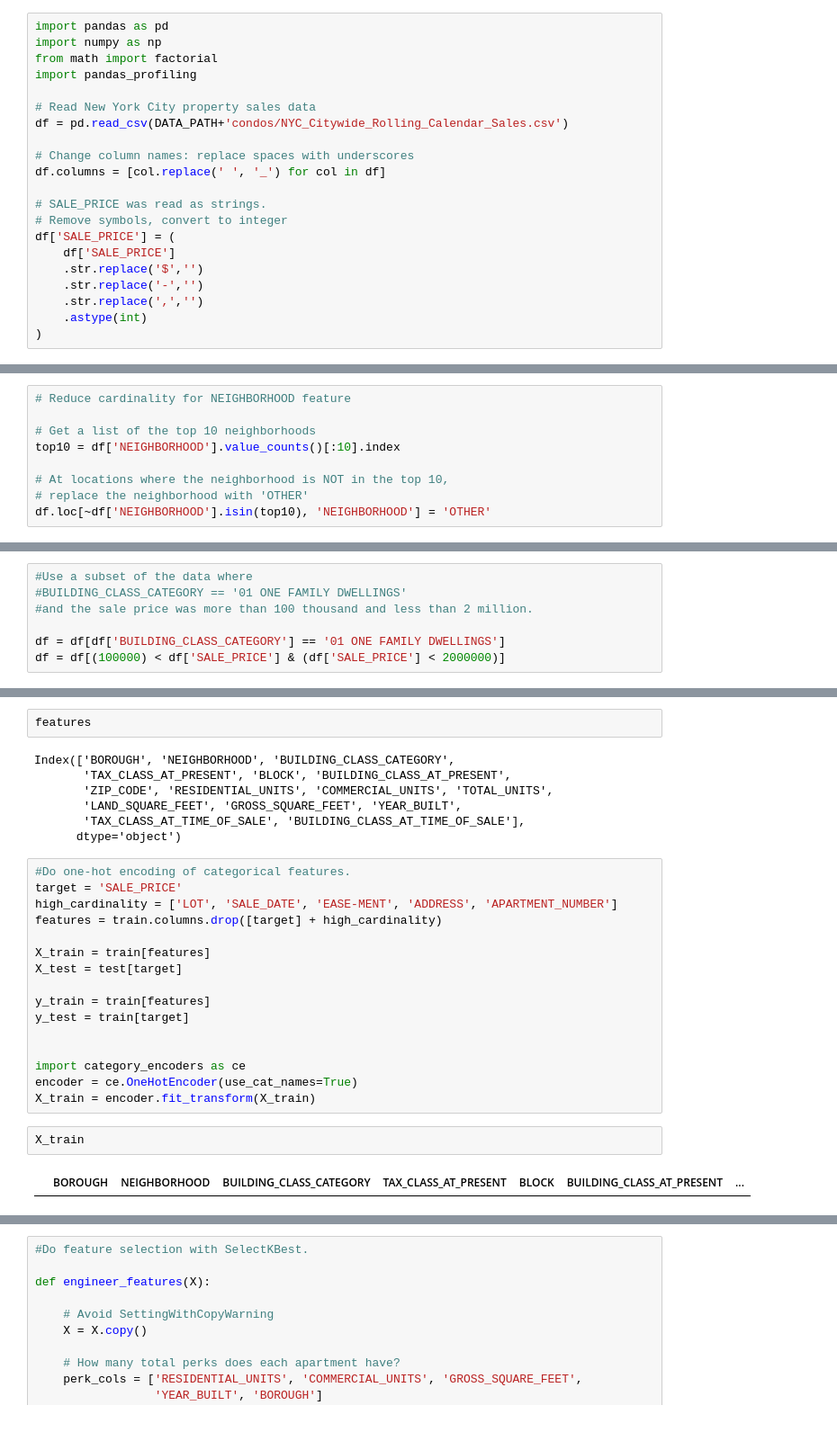
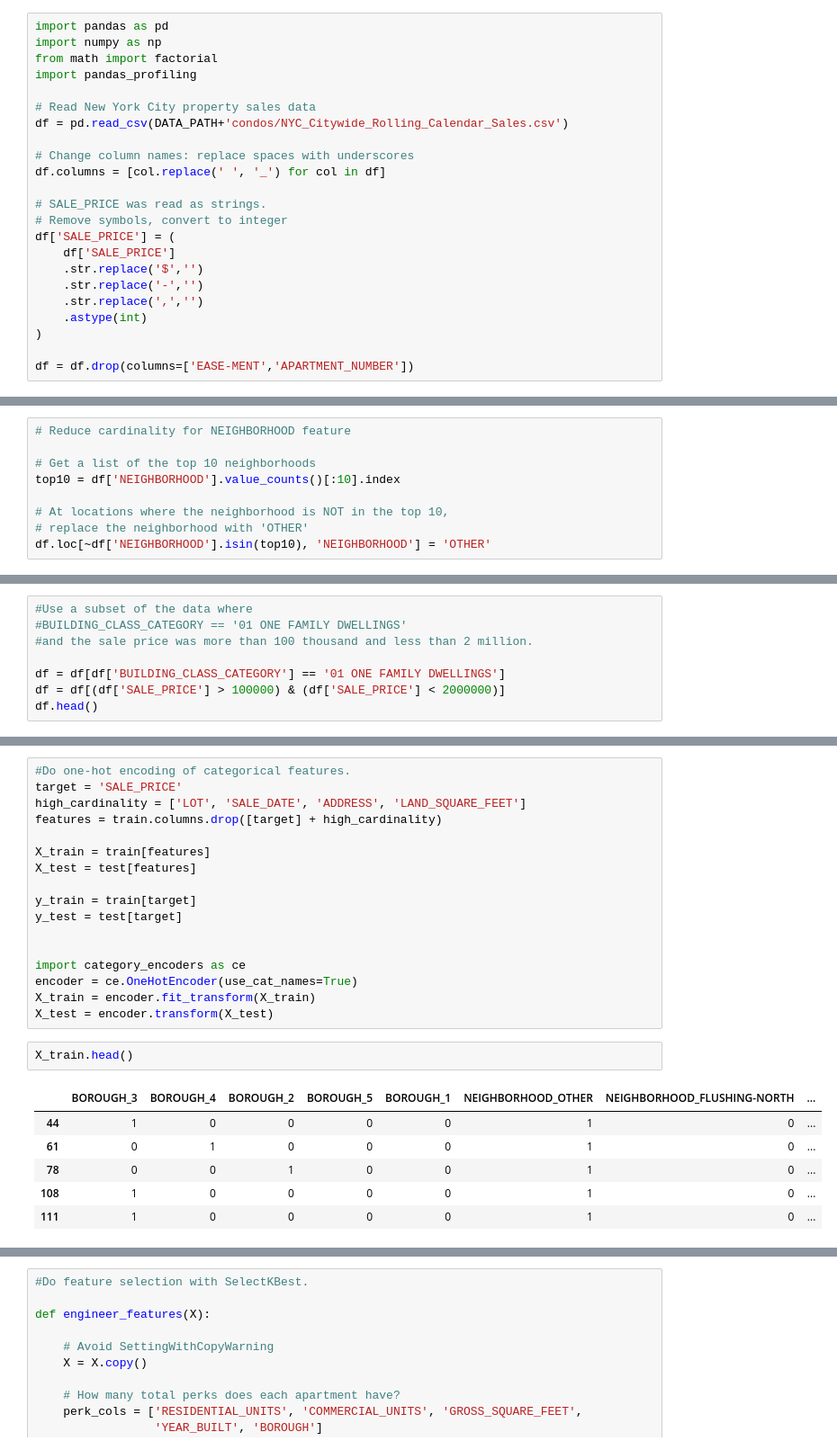
Before and after one commit to pkyle89/DS-Unit-2-Linear-Models, a Jupyter notebook: DS10_213_assignment.ipynb, the cells around one changed output, grey strips where cells are left out. Shown at 90% size. Saved outputs shown, nothing was run; the diff lists cells and outputs as text.

```diff
--- a/DS10_213_assignment.ipynb
+++ b/DS10_213_assignment.ipynb
@@ -85,6 +85,8 @@ df['SALE_PRICE'] = (
     .str.replace(',','')
     .astype(int)
 )
+
+df = df.drop(columns=['EASE-MENT','APARTMENT_NUMBER'])
 # %%
 # BOROUGH is a numeric column, but arguably should be a categorical feature,
 # so convert it from a number to a string
@@ -124,4 +129,5 @@ dtype: object
 #and the sale price was more than 100 thousand and less than 2 million.
 
 df = df[df['BUILDING_CLASS_CATEGORY'] == '01 ONE FAMILY DWELLINGS']
-df = df[(100000) < df['SALE_PRICE'] & (df['SALE_PRICE'] < 2000000)]
+df = df[(df['SALE_PRICE'] > 100000) & (df['SALE_PRICE'] < 2000000)]
+df.head()
@@ -156,29 +198,26 @@ train.shape, test.shape
-# %%
-features
-# %% [output]
-Index(['BOROUGH', 'NEIGHBORHOOD', 'BUILDING_CLASS_CATEGORY',
-       'TAX_CLASS_AT_PRESENT', 'BLOCK', 'BUILDING_CLASS_AT_PRESENT',
-       'ZIP_CODE', 'RESIDENTIAL_UNITS', 'COMMERCIAL_UNITS', 'TOTAL_UNITS',
-       'LAND_SQUARE_FEET', 'GROSS_SQUARE_FEET', 'YEAR_BUILT',
-       'TAX_CLASS_AT_TIME_OF_SALE', 'BUILDING_CLASS_AT_TIME_OF_SALE'],
-      dtype='object')
 # %%
 #Do one-hot encoding of categorical features.
 target = 'SALE_PRICE'
-high_cardinality = ['LOT', 'SALE_DATE', 'EASE-MENT', 'ADDRESS', 'APARTMENT_NUMBER']
+high_cardinality = ['LOT', 'SALE_DATE', 'ADDRESS', 'LAND_SQUARE_FEET']
 features = train.columns.drop([target] + high_cardinality)
 
 X_train = train[features]
-X_test = test[target]
+X_test = test[features]
 
-y_train = train[features]
-y_test = train[target]
+y_train = train[target]
+y_test = test[target]
 
 
 import category_encoders as ce
 encoder = ce.OneHotEncoder(use_cat_names=True)
 X_train = encoder.fit_transform(X_train)
+X_test = encoder.transform(X_test)
 # %%
-X_train
+X_train.head()
 # %% [output]
-|  | BOROUGH | NEIGHBORHOOD | BUILDING_CLASS_CATEGORY | TAX_CLASS_AT_PRESENT | BLOCK | BUILDING_CLASS_AT_PRESENT | ... |
+|  | BOROUGH_3 | BOROUGH_4 | BOROUGH_2 | BOROUGH_5 | BOROUGH_1 | NEIGHBORHOOD_OTHER | NEIGHBORHOOD_FLUSHING-NORTH | ... |
+| 44 | 1 | 0 | 0 | 0 | 0 | 1 | 0 | ... |
+| 61 | 0 | 1 | 0 | 0 | 0 | 1 | 0 | ... |
+| 78 | 0 | 0 | 1 | 0 | 0 | 1 | 0 | ... |
+| 108 | 1 | 0 | 0 | 0 | 0 | 1 | 0 | ... |
+| 111 | 1 | 0 | 0 | 0 | 0 | 1 | 0 | ... |
```
Also changed, not shown: parts of 11 cells of this notebook.
